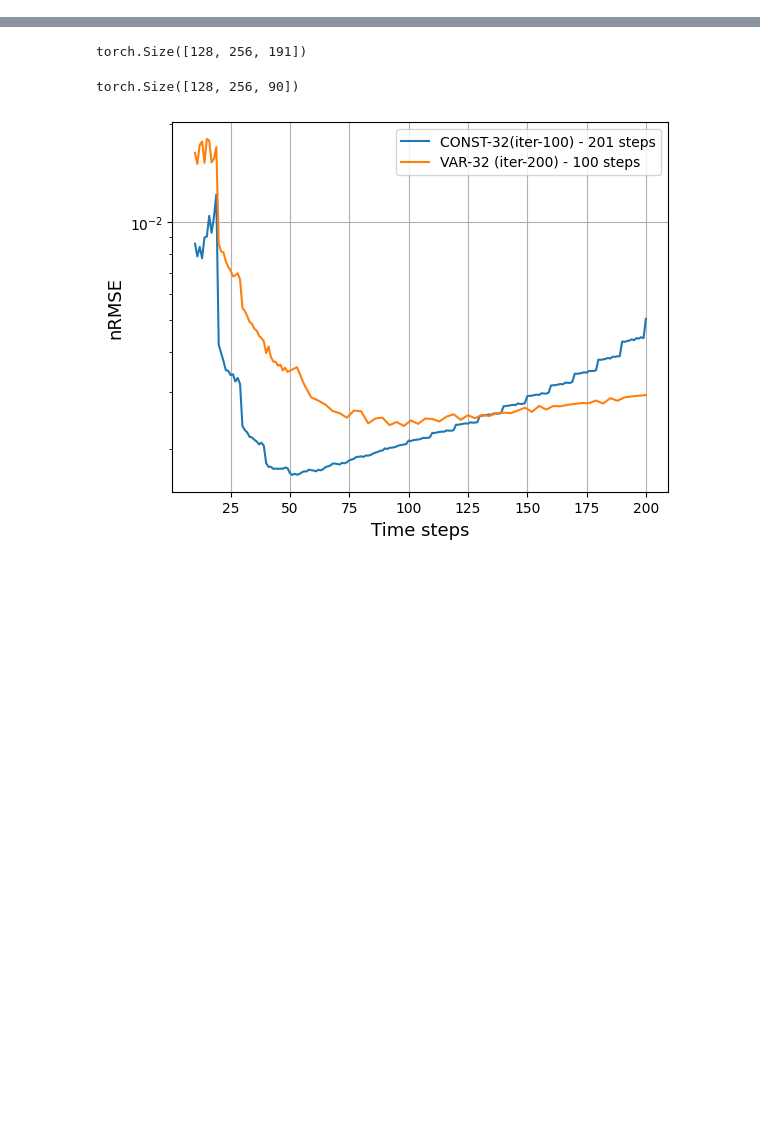
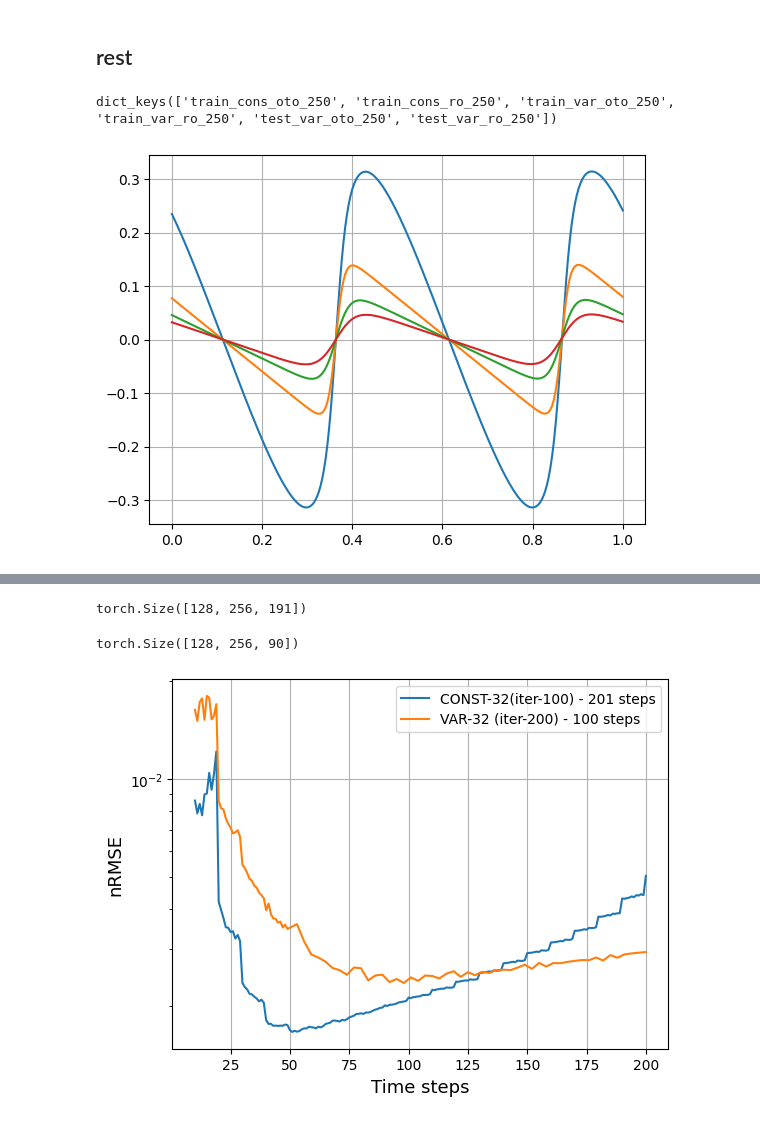
Before and after one commit to seuncoker/constant_autoregression, a Jupyter notebook: analysis_1.ipynb, the cells around one changed output, grey strips where cells are left out. Drawn from its saved outputs; the diff is of its cells as text; code cells hidden in the pictures; blank space fills up the shorter version.

```diff
--- a/analysis_1.ipynb
+++ b/analysis_1.ipynb
@@ -23,3 +23,19 @@ def normalized_rmse(predictions, true_values):
   nrmse = rmse /   torch.sqrt(torch.mean((true_values) ** 2, dim = 1) )    #torch.std(true_values)
   #return torch.mean(nrmse)
   return nrmse
+# %% [markdown]
+## rest
+# %%
+file_loc = "/mnt/scratch/scoc/constant_autoregression/result/B1/constant_time/training_epoch_b1_reverse/no_curriculum/no_curriculum_proto_1.pt"
+res_e1 = torch.load(file_loc, map_location="cpu")
+print(res_e1.keys())
+prediction_B1_cons = res_e1["train_cons_ro_250"][2]
+# %% [output]
+dict_keys(['train_cons_oto_250', 'train_cons_ro_250', 'train_var_oto_250', 'train_var_ro_250', 'test_var_oto_250', 'test_var_ro_250'])
+# %%
+samp = 0
+for t in range(0,200,50):
+    plt.plot(torch.linspace(0,1,256), prediction_B1_cons[0,:,t])
+plt.grid()
+# %% [output]
+[figure, added]
```
Also changed, not shown: parts of 118 cells of this notebook, 21 other files.
